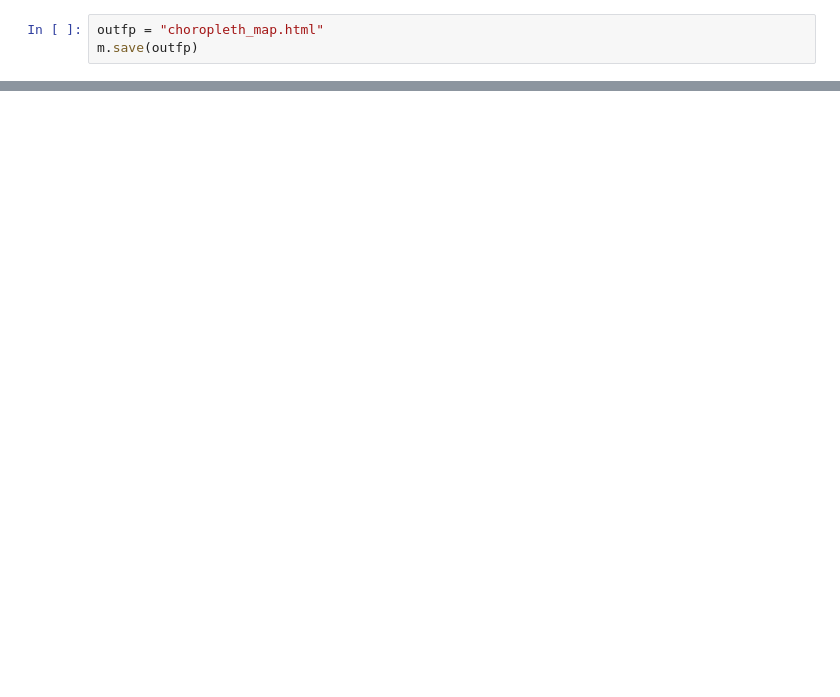
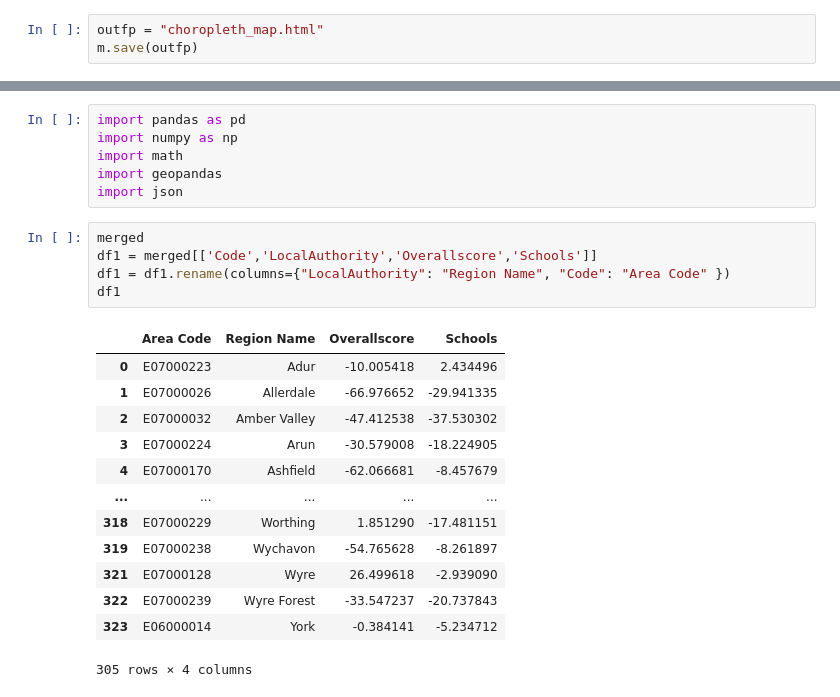
Before and after one commit to ujwalgurung1/ujwalgurung.github.io, a Jupyter notebook: project/code/UKOwnership+Mobility+Reg+Map.ipynb, the cells around one changed output, grey strips where cells are left out. Drawn from its saved outputs; the diff is of its cells as text; blank space fills up the shorter version.

```diff
--- a/project/code/UKOwnership+Mobility+Reg+Map.ipynb
+++ b/project/code/UKOwnership+Mobility+Reg+Map.ipynb
@@ -227,0 +241,25 @@ m.save(outfp)
+# %%
+import pandas as pd
+import numpy as np
+import math
+import geopandas
+import json
+# %%
+merged
+df1 = merged[['Code','LocalAuthority','Overallscore','Schools']]
+df1 = df1.rename(columns={"LocalAuthority": "Region Name", "Code": "Area Code" })
+df1
+# %% [output]
+|  | Area Code | Region Name | Overallscore | Schools |
+| 0 | E07000223 | Adur | -10.005418 | 2.434496 |
+| 1 | E07000026 | Allerdale | -66.976652 | -29.941335 |
+| 2 | E07000032 | Amber Valley | -47.412538 | -37.530302 |
+| 3 | E07000224 | Arun | -30.579008 | -18.224905 |
+| 4 | E07000170 | Ashfield | -62.066681 | -8.457679 |
+| ... | ... | ... | ... | ... |
+| 318 | E07000229 | Worthing | 1.851290 | -17.481151 |
+| 319 | E07000238 | Wychavon | -54.765628 | -8.261897 |
+| 321 | E07000128 | Wyre | 26.499618 | -2.939090 |
+| 322 | E07000239 | Wyre Forest | -33.547237 | -20.737843 |
+| 323 | E06000014 | York | -0.384141 | -5.234712 |
+305 rows × 4 columns
```
Also changed, not shown: parts of 16 cells of this notebook, 1 other file.
